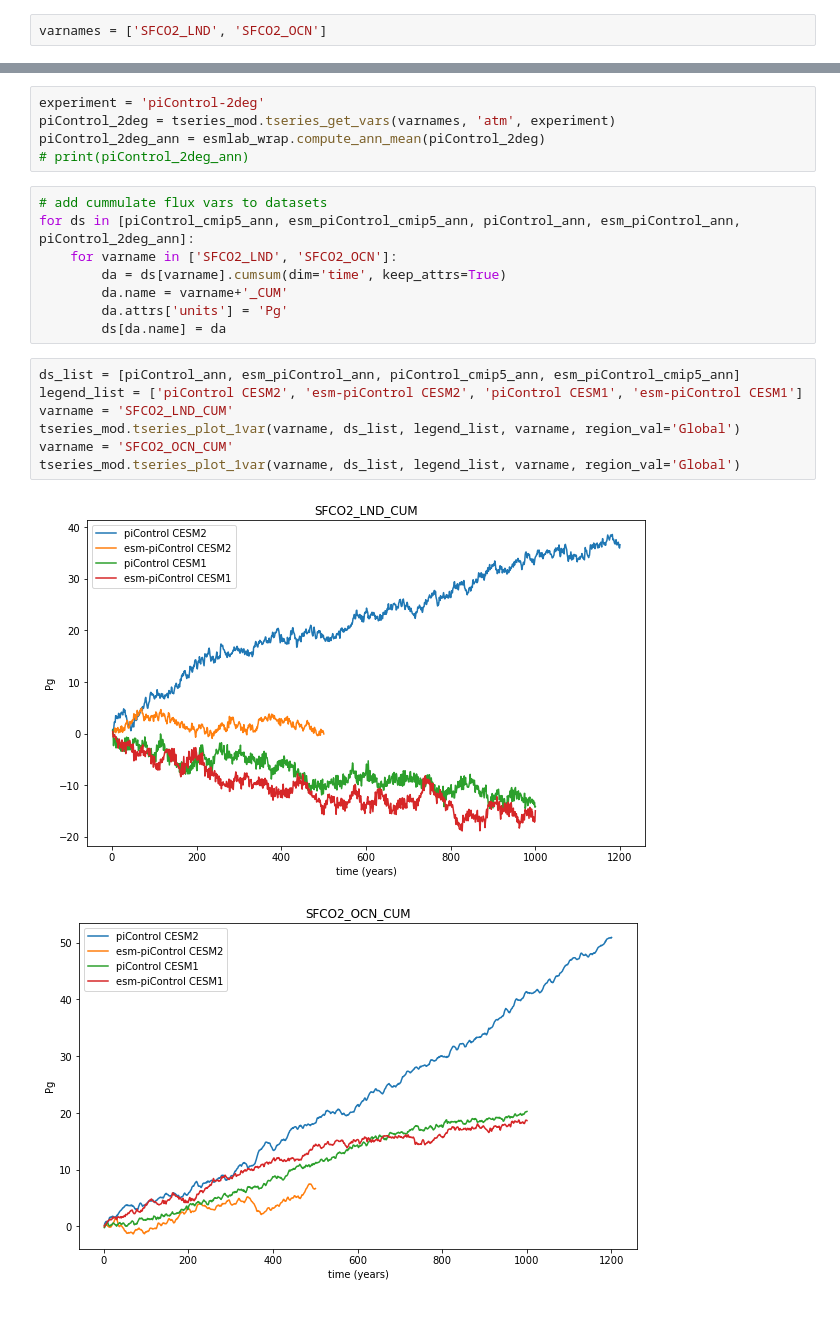
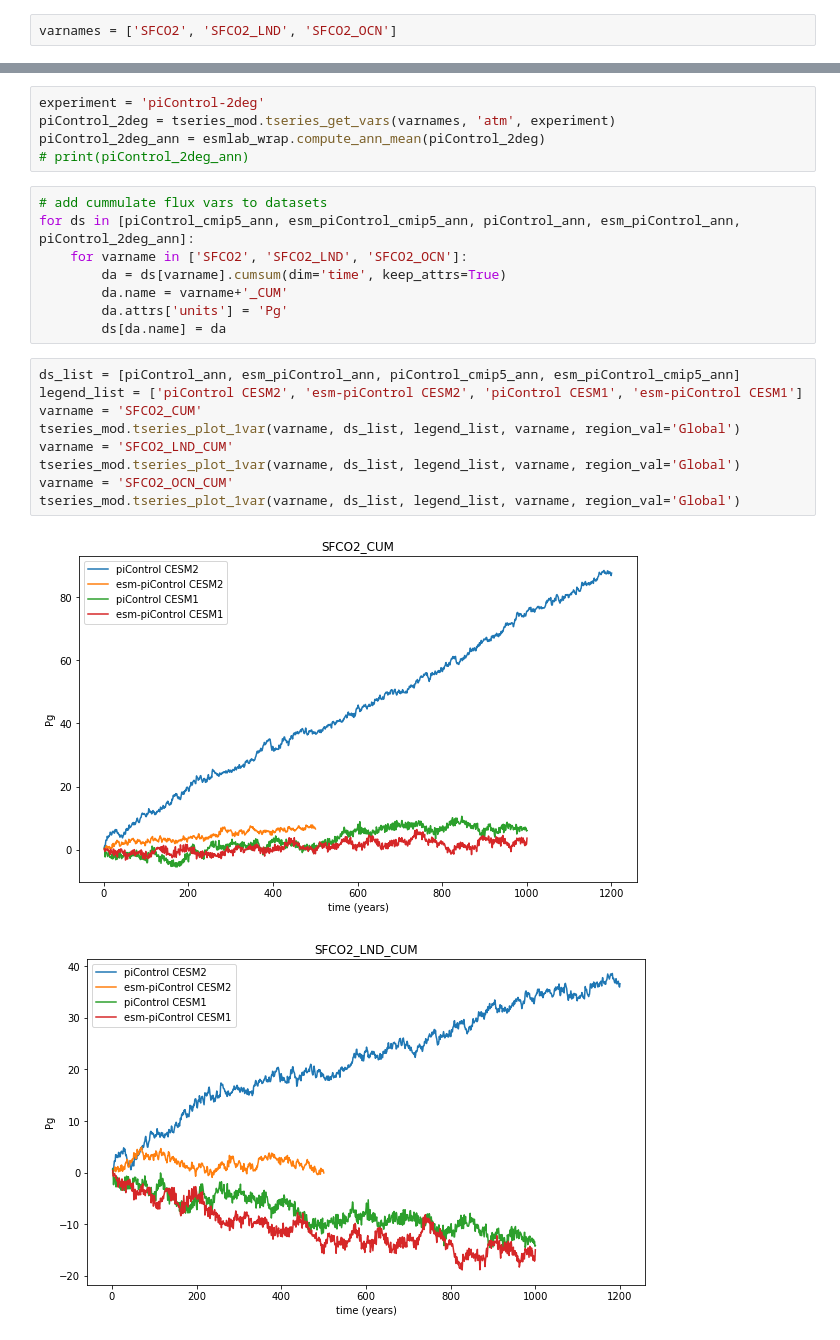
Before and after one commit to klindsay28/CESM2_coup_carb_cycle_JAMES, a Jupyter notebook: Cinv_drift.ipynb, the cells around one changed output, grey strips where cells are left out. Drawn from its saved outputs; the diff is of its cells as text.

Commit message:
add SFCO2 to Cinv_drift.ipynb

```diff
--- a/Cinv_drift.ipynb
+++ b/Cinv_drift.ipynb
@@ -9,7 +9,7 @@ data_catalog.set_catalog('experiments')
 # %% [output]
 active catalog: experiments
 # %%
-varnames = ['SFCO2_LND', 'SFCO2_OCN']
+varnames = ['SFCO2', 'SFCO2_LND', 'SFCO2_OCN']
 # %%
 experiment = 'piControl-cmip5'
 piControl_cmip5 = tseries_mod.tseries_get_vars(varnames, 'atm', experiment, stream='cam2.h0')
@@ -38,7 +38,7 @@ piControl_2deg_ann = esmlab_wrap.compute_ann_mean(piControl_2deg)
 # %%
 # add cummulate flux vars to datasets
 for ds in [piControl_cmip5_ann, esm_piControl_cmip5_ann, piControl_ann, esm_piControl_ann, piControl_2deg_ann]:
-    for varname in ['SFCO2_LND', 'SFCO2_OCN']:
+    for varname in ['SFCO2', 'SFCO2_LND', 'SFCO2_OCN']:
         da = ds[varname].cumsum(dim='time', keep_attrs=True)
         da.name = varname+'_CUM'
         da.attrs['units'] = 'Pg'
@@ -46,10 +46,12 @@ for ds in [piControl_cmip5_ann, esm_piControl_cmip5_ann, piControl_ann, esm_piCo
 # %%
 ds_list = [piControl_ann, esm_piControl_ann, piControl_cmip5_ann, esm_piControl_cmip5_ann]
 legend_list = ['piControl CESM2', 'esm-piControl CESM2', 'piControl CESM1', 'esm-piControl CESM1']
+varname = 'SFCO2_CUM'
+tseries_mod.tseries_plot_1var(varname, ds_list, legend_list, varname, region_val='Global')
 varname = 'SFCO2_LND_CUM'
 tseries_mod.tseries_plot_1var(varname, ds_list, legend_list, varname, region_val='Global')
 varname = 'SFCO2_OCN_CUM'
 tseries_mod.tseries_plot_1var(varname, ds_list, legend_list, varname, region_val='Global')
 # %% [output]
-[figure, old version]
+[figure, new version]
-[figure, old version]
+[figure, new version]
```
Also changed, not shown: parts of 2 cells of this notebook.
